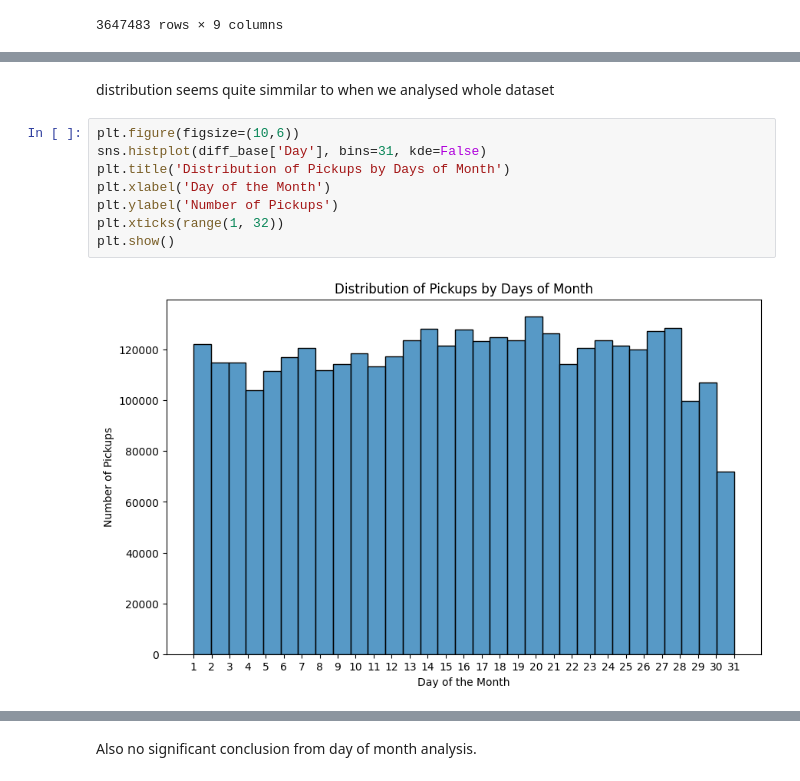
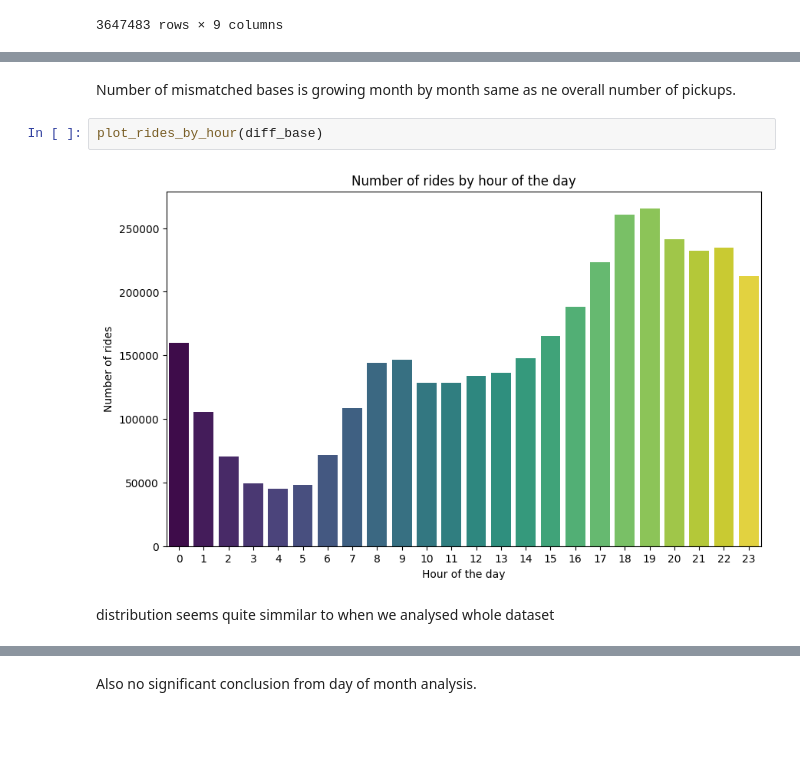
Before and after one commit to savicm5/mlProject, a Jupyter notebook: src/03_uber_2015.ipynb, the cells around one changed output, grey strips where cells are left out. Cells and saved outputs as stored; diff of their text form; blank space fills up the shorter version.

```diff
--- a/src/03_uber_2015.ipynb
+++ b/src/03_uber_2015.ipynb
@@ -691,12 +655,8 @@ plt.show()
+# %% [markdown]
+Number of mismatched bases is growing month by month same as ne overall number of pickups.
+# %%
+plot_rides_by_hour(diff_base)
+# %% [output]
+[figure, added]
 # %% [markdown]
 distribution seems quite simmilar to when we analysed whole dataset
-# %%
-plt.figure(figsize=(10,6))
-sns.histplot(diff_base['Day'], bins=31, kde=False)
-plt.title('Distribution of Pickups by Days of Month')
-plt.xlabel('Day of the Month')
-plt.ylabel('Number of Pickups')
-plt.xticks(range(1, 32))
-plt.show()
-# %% [output]
-[figure, removed]
```
Also changed, not shown: parts of 20 cells of this notebook, 1 other file.
